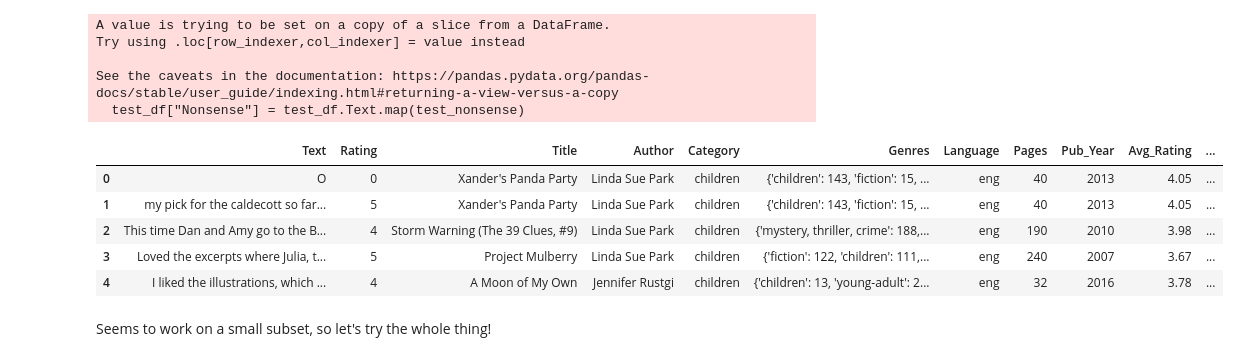
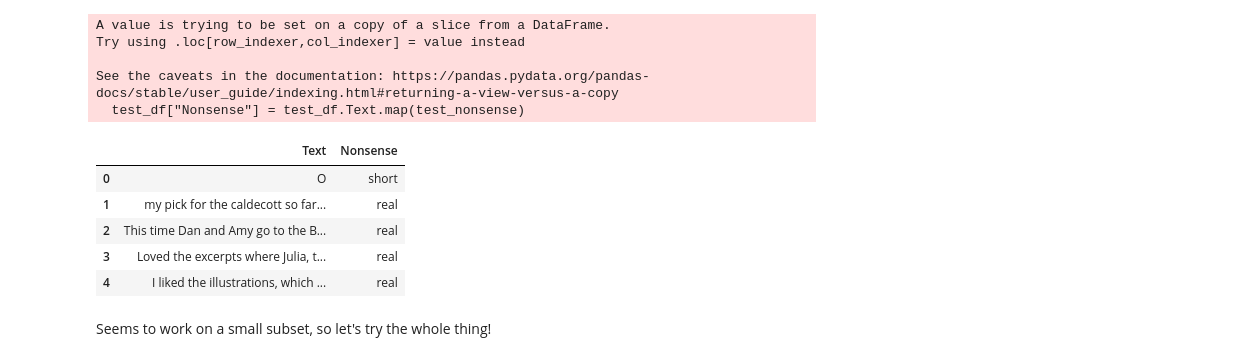
Before and after one commit to Data-Science-for-Linguists-2023/Goodreads-Genre-Reviews-Analysis, a Jupyter notebook: Compiling_Data.ipynb, the cells around one changed output. Saved outputs shown, nothing was run; the diff lists cells and outputs as text; code cells hidden in the pictures.

```diff
--- a/Compiling_Data.ipynb
+++ b/Compiling_Data.ipynb
@@ -565,14 +581,14 @@ Try using .loc[row_indexer,col_indexer] = value instead
 See the caveats in the documentation: https://pandas.pydata.org/pandas-docs/stable/user_guide/indexing.html#returning-a-view-versus-a-copy
   test_df["Nonsense"] = test_df.Text.map(test_nonsense)
 # %%
-test_df
+test_df[['Text', 'Nonsense']]
 # %% [output]
-|  | Text | Rating | Title | Author | Category | Genres | Language | Pages | Pub_Year | Avg_Rating | ... |
-| 0 | O | 0 | Xander's Panda Party | Linda Sue Park | children | {'children': 143, 'fiction': 15, ... | eng | 40 | 2013 | 4.05 | ... |
-| 1 | my pick for the caldecott so far... | 5 | Xander's Panda Party | Linda Sue Park | children | {'children': 143, 'fiction': 15, ... | eng | 40 | 2013 | 4.05 | ... |
-| 2 | This time Dan and Amy go to the B... | 4 | Storm Warning (The 39 Clues, #9) | Linda Sue Park | children | {'mystery, thriller, crime': 188,... | eng | 190 | 2010 | 3.98 | ... |
-| 3 | Loved the excerpts where Julia, t... | 5 | Project Mulberry | Linda Sue Park | children | {'fiction': 122, 'children': 111,... | eng | 240 | 2007 | 3.67 | ... |
-| 4 | I liked the illustrations, which ... | 4 | A Moon of My Own | Jennifer Rustgi | children | {'children': 13, 'young-adult': 2... | eng | 32 | 2016 | 3.78 | ... |
+|  | Text | Nonsense |
+| 0 | O | short |
+| 1 | my pick for the caldecott so far... | real |
+| 2 | This time Dan and Amy go to the B... | real |
+| 3 | Loved the excerpts where Julia, t... | real |
+| 4 | I liked the illustrations, which ... | real |
 # %% [markdown]
 Seems to work on a small subset, so let's try the whole thing!
 # %%
```
Also changed, not shown: parts of 29 cells of this notebook.
